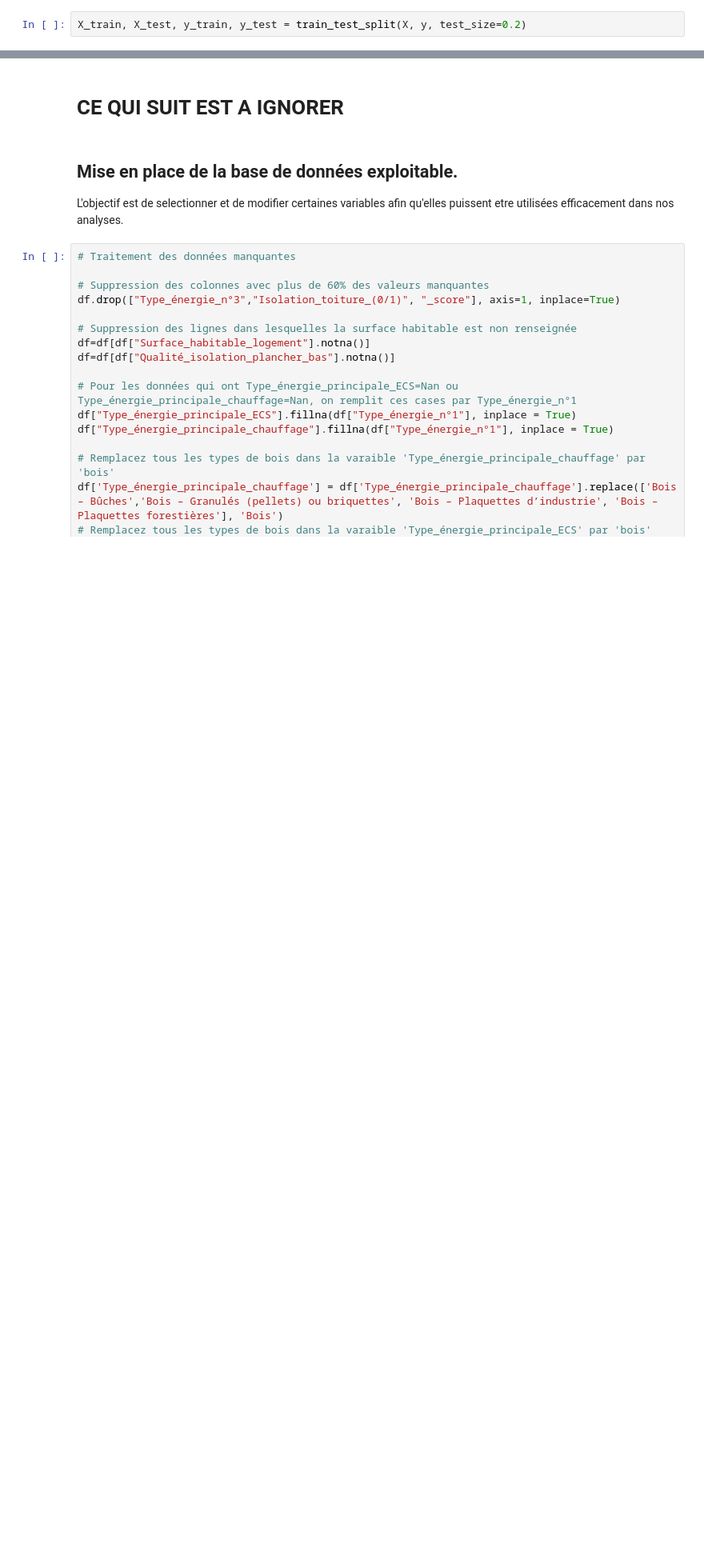
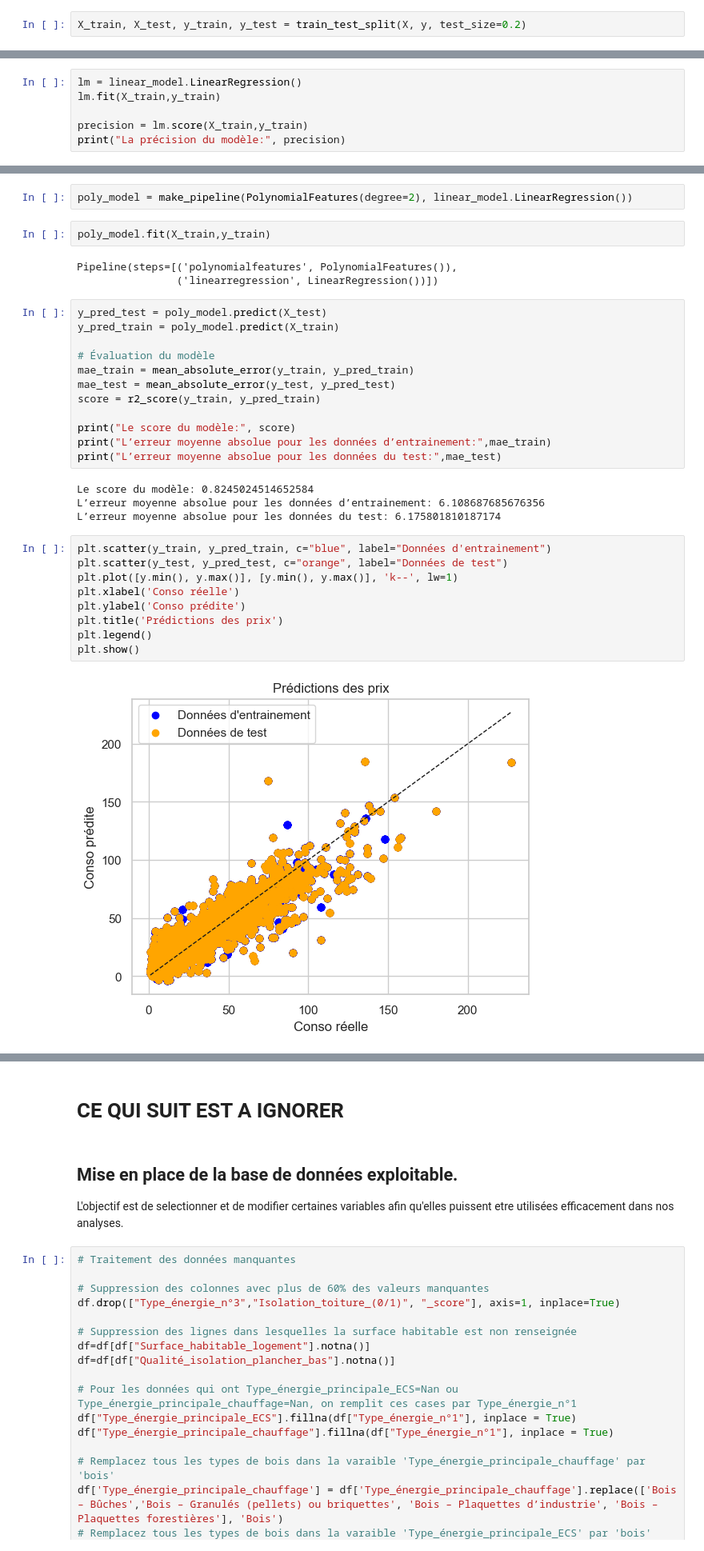
Before and after one commit to LACHQER-Wiam/Projet-Python, a Jupyter notebook: data.ipynb, the cells around one changed output, grey strips where cells are left out. Shown at 80% size. Drawn from its saved outputs; the diff is of its cells as text; blank space fills up the shorter version.

```diff
--- a/data.ipynb
+++ b/data.ipynb
@@ -728,0 +767,6 @@ Parameters: { "n_estimators" } are not used.
+# %%
+lm = linear_model.LinearRegression()
+lm.fit(X_train,y_train)
+
+precision = lm.score(X_train,y_train)
+print("La précision du modèle:", precision)
@@ -728,0 +790,34 @@ Parameters: { "n_estimators" } are not used.
+# %%
+poly_model = make_pipeline(PolynomialFeatures(degree=2), linear_model.LinearRegression())
+# %%
+poly_model.fit(X_train,y_train)
+# %% [output]
+Pipeline(steps=[('polynomialfeatures', PolynomialFeatures()),
+                ('linearregression', LinearRegression())])
+# %%
+y_pred_test = poly_model.predict(X_test)
+y_pred_train = poly_model.predict(X_train)
+
+# Évaluation du modèle
+mae_train = mean_absolute_error(y_train, y_pred_train)
+mae_test = mean_absolute_error(y_test, y_pred_test)
+score = r2_score(y_train, y_pred_train)
+
+print("Le score du modèle:", score)
+print("L’erreur moyenne absolue pour les données d’entrainement:",mae_train)
+print("L’erreur moyenne absolue pour les données du test:",mae_test)
+# %% [output]
+Le score du modèle: 0.8245024514652584
+L’erreur moyenne absolue pour les données d’entrainement: 6.108687685676356
+L’erreur moyenne absolue pour les données du test: 6.175801810187174
+# %%
+plt.scatter(y_train, y_pred_train, c="blue", label="Données d'entrainement")
+plt.scatter(y_test, y_pred_test, c="orange", label="Données de test")
+plt.plot([y.min(), y.max()], [y.min(), y.max()], 'k--', lw=1)
+plt.xlabel('Conso réelle')
+plt.ylabel('Conso prédite')
+plt.title('Prédictions des prix')
+plt.legend()
+plt.show()
+# %% [output]
+[figure, added]
```
Also changed, not shown: parts of 25 cells of this notebook.
